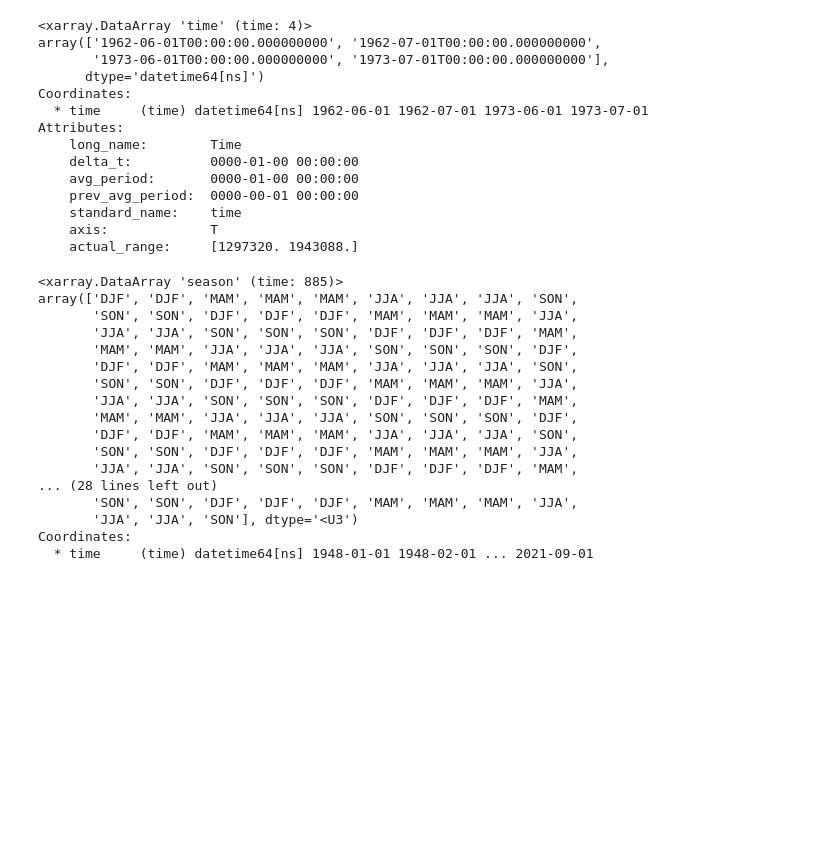
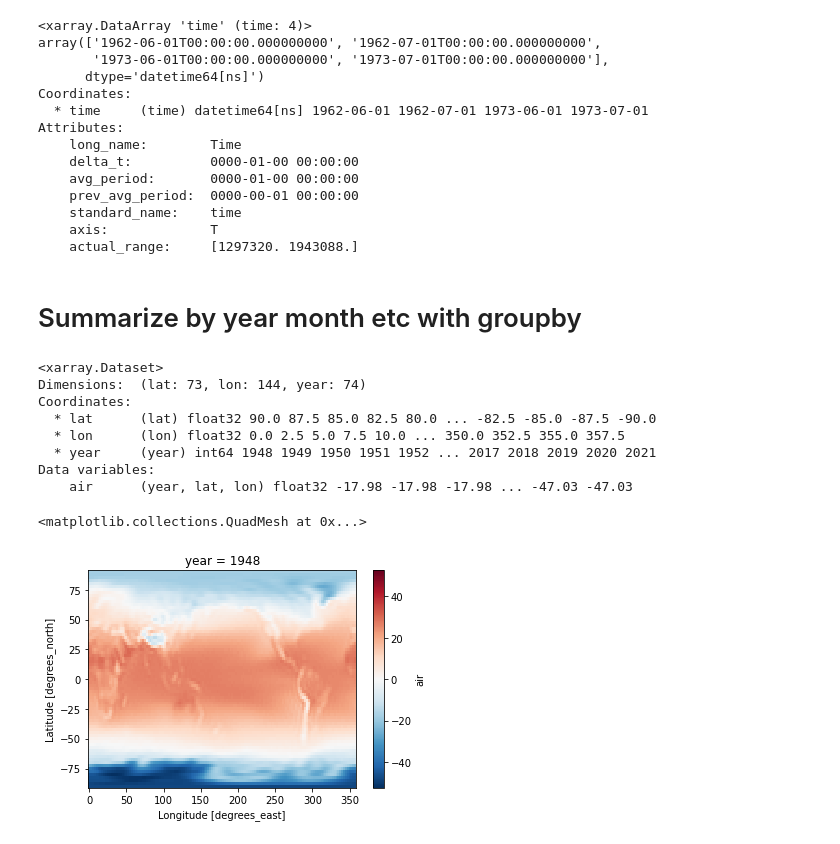
Before and after one commit to mmann1123/gw_artic_climate, a Jupyter notebook: example.ipynb, the cells around one changed output. Saved outputs shown, nothing was run; the diff lists cells and outputs as text; code cells hidden in the pictures; blank space fills up the shorter version.

```diff
--- a/example.ipynb
+++ b/example.ipynb
@@ -178,23 +180,21 @@ Attributes:
     standard_name:    time
     axis:             T
     actual_range:     [1297320. 1943088.]
-# %%
-ds.time.dt.season
-# %% [output]
-<xarray.DataArray 'season' (time: 885)>
-array(['DJF', 'DJF', 'MAM', 'MAM', 'MAM', 'JJA', 'JJA', 'JJA', 'SON',
-       'SON', 'SON', 'DJF', 'DJF', 'DJF', 'MAM', 'MAM', 'MAM', 'JJA',
-       'JJA', 'JJA', 'SON', 'SON', 'SON', 'DJF', 'DJF', 'DJF', 'MAM',
-       'MAM', 'MAM', 'JJA', 'JJA', 'JJA', 'SON', 'SON', 'SON', 'DJF',
-       'DJF', 'DJF', 'MAM', 'MAM', 'MAM', 'JJA', 'JJA', 'JJA', 'SON',
-       'SON', 'SON', 'DJF', 'DJF', 'DJF', 'MAM', 'MAM', 'MAM', 'JJA',
-       'JJA', 'JJA', 'SON', 'SON', 'SON', 'DJF', 'DJF', 'DJF', 'MAM',
-       'MAM', 'MAM', 'JJA', 'JJA', 'JJA', 'SON', 'SON', 'SON', 'DJF',
-       'DJF', 'DJF', 'MAM', 'MAM', 'MAM', 'JJA', 'JJA', 'JJA', 'SON',
-       'SON', 'SON', 'DJF', 'DJF', 'DJF', 'MAM', 'MAM', 'MAM', 'JJA',
-       'JJA', 'JJA', 'SON', 'SON', 'SON', 'DJF', 'DJF', 'DJF', 'MAM',
-... (28 lines left out)
-       'SON', 'SON', 'DJF', 'DJF', 'DJF', 'MAM', 'MAM', 'MAM', 'JJA',
-       'JJA', 'JJA', 'SON'], dtype='<U3')
-Coordinates:
-  * time     (time) datetime64[ns] 1948-01-01 1948-02-01 ... 2021-09-01
+# %% [markdown]
+# Summarize by year month etc with groupby
+# %%
+# get mean air temp across all years and then plot
+year_mean = ds.groupby('time.year').mean(dim='time')
+print(year_mean)
+year_mean.air.sel(year=1948).plot()
+# %% [output]
+<xarray.Dataset>
+Dimensions:  (lat: 73, lon: 144, year: 74)
+Coordinates:
+  * lat      (lat) float32 90.0 87.5 85.0 82.5 80.0 ... -82.5 -85.0 -87.5 -90.0
+  * lon      (lon) float32 0.0 2.5 5.0 7.5 10.0 ... 350.0 352.5 355.0 357.5
+  * year     (year) int64 1948 1949 1950 1951 1952 ... 2017 2018 2019 2020 2021
+Data variables:
+    air      (year, lat, lon) float32 -17.98 -17.98 -17.98 ... -47.03 -47.03
+<matplotlib.collections.QuadMesh at 0x...>
+[figure, added]
```
Also changed, not shown: parts of 7 cells of this notebook.
